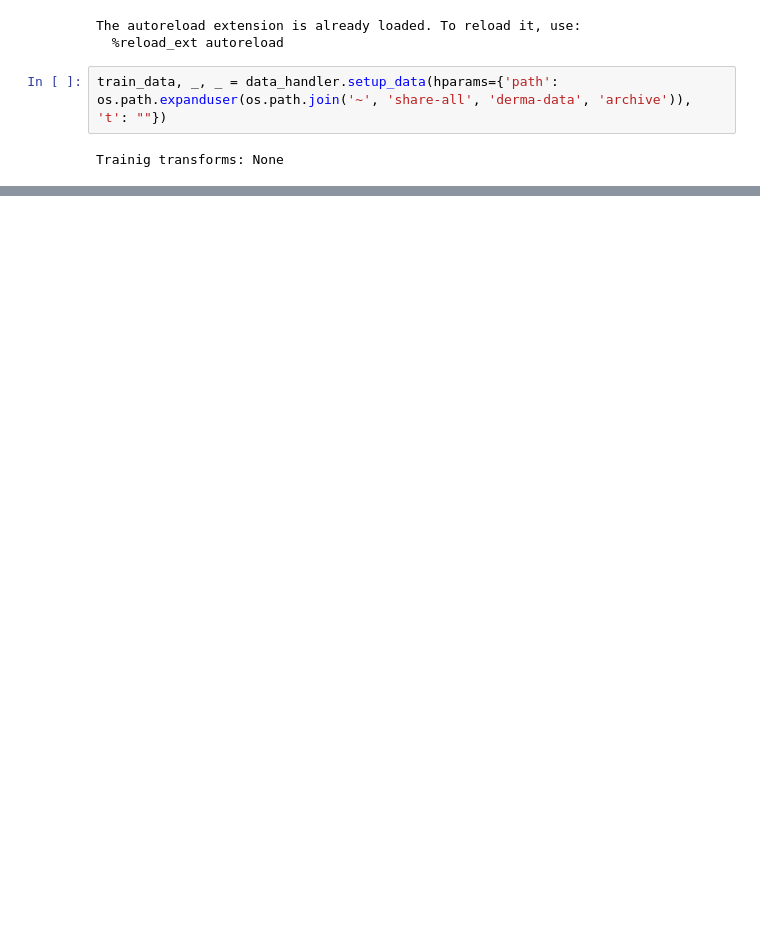
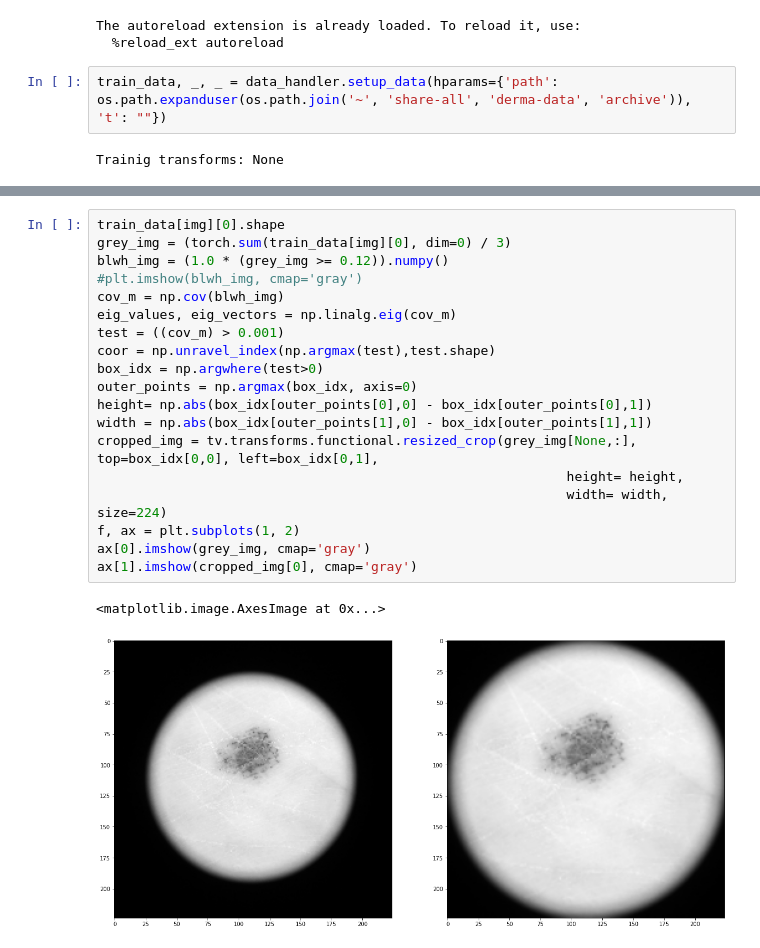
Before and after one commit to derma-ai/skin-lesion-dl, a Jupyter notebook: scripts/analyze_dataset.ipynb, the cells around one changed output, grey strips where cells are left out. Cells and saved outputs as stored; diff of their text form; blank space fills up the shorter version.

```diff
--- a/scripts/analyze_dataset.ipynb
+++ b/scripts/analyze_dataset.ipynb
@@ -65,0 +73,22 @@ plt.imshow(train_data[k][0].transpose(0,2).numpy(), cmap="gray")
+# %%
+train_data[img][0].shape
+grey_img = (torch.sum(train_data[img][0], dim=0) / 3)
+blwh_img = (1.0 * (grey_img >= 0.12)).numpy()
+#plt.imshow(blwh_img, cmap='gray')
+cov_m = np.cov(blwh_img)
+eig_values, eig_vectors = np.linalg.eig(cov_m)
+test = ((cov_m) > 0.001)
+coor = np.unravel_index(np.argmax(test),test.shape)
+box_idx = np.argwhere(test>0)
+outer_points = np.argmax(box_idx, axis=0)
+height= np.abs(box_idx[outer_points[0],0] - box_idx[outer_points[0],1])
+width = np.abs(box_idx[outer_points[1],0] - box_idx[outer_points[1],1])
+cropped_img = tv.transforms.functional.resized_crop(grey_img[None,:], top=box_idx[0,0], left=box_idx[0,1],
+                                                            height= height,
+                                                            width= width, size=224)
+f, ax = plt.subplots(1, 2)
+ax[0].imshow(grey_img, cmap='gray')
+ax[1].imshow(cropped_img[0], cmap='gray')
+# %% [output]
+<matplotlib.image.AxesImage at 0x...>
+[figure, added]
```
Also changed, not shown: parts of 6 cells of this notebook, 1 other file.
